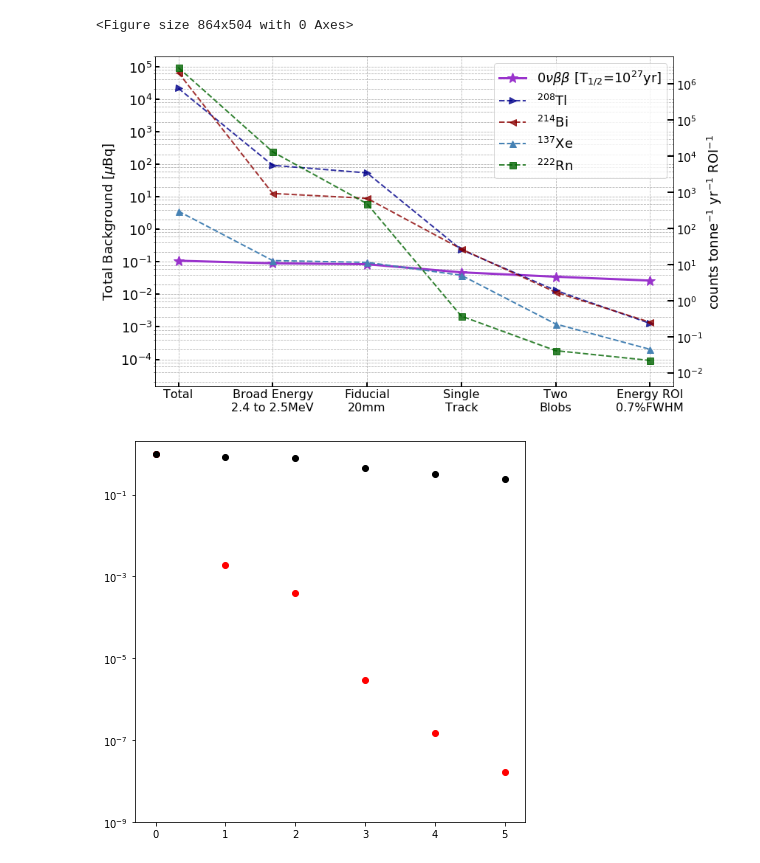
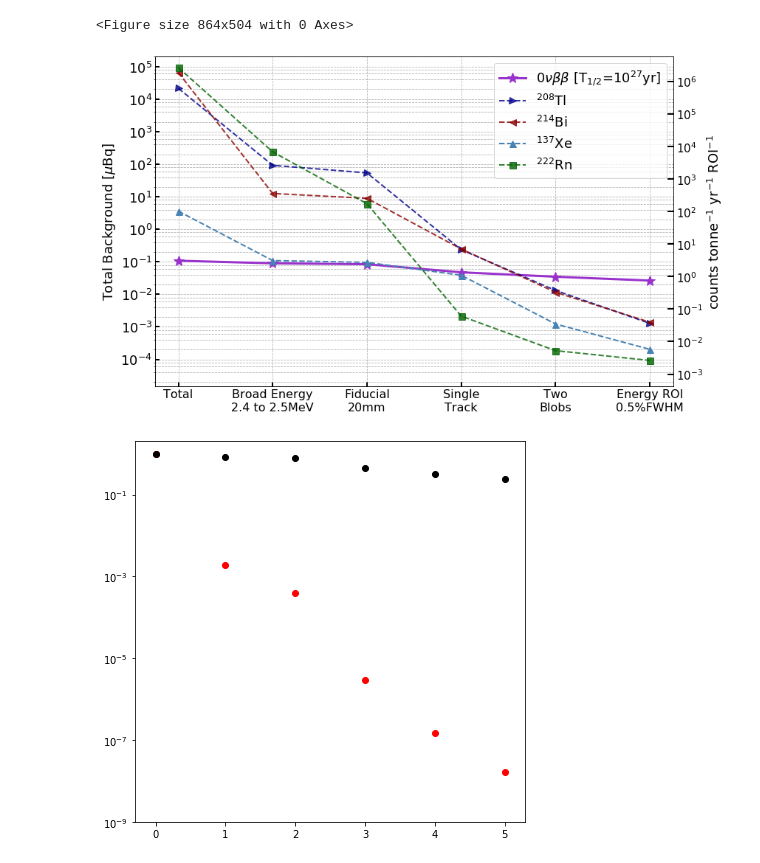
Before and after one commit to AustinMcDonald/sens_ton_paper_plots, a Jupyter notebook: Rejection_Factor_Plots.ipynb, the cells around one changed output. Cells and saved outputs as stored; diff of their text form; code cells hidden in the pictures.

```diff
--- a/Rejection_Factor_Plots.ipynb
+++ b/Rejection_Factor_Plots.ipynb
@@ -77,38 +77,38 @@ lab = r'$^{208}$Tl'
 ax.errorbar(Xhold, Tl208*ActivityTl208*1e6,fmt='>',ms=9,ls='--',lw=2,color='darkblue',label=lab,alpha=0.8)
 lab = r'$^{214}$Bi'
 ax.errorbar(Xhold, Bi214*ActivityBi214*1e6,fmt='<',ms=9,ls='--',lw=2,color='darkred',label=lab,alpha=0.8)
 lab = r'$^{137}$Xe'
 ax.errorbar(Xhold, Xe137*ActivityXe137*1e6,fmt='^',ms=9,ls='--',lw=2,color='steelblue',label=lab)
 lab = r'$^{222}$Rn'
 ax.errorbar(Xhold, Rn222*ActivityRn222*1e6,fmt='s',ms=9,ls='--',lw=2,color='darkgreen',label=lab,alpha=0.8)
 #ax.set_ylabel(r'Total Activity [$\mu$Bq]',fontsize=18)
 ax.set_ylabel(r'Total Background [$\mu$Bq]',fontsize=18)
-my_xticks = ['Total', 'Broad Energy\n2.4 to 2.5MeV','Fiducial\n20mm', 'Single\nTrack', 'Two\nBlobs', 'Energy ROI\n'+'0.7%FWHM']
+my_xticks = ['Total', 'Broad Energy\n2.4 to 2.5MeV','Fiducial\n20mm', 'Single\nTrack', 'Two\nBlobs', 'Energy ROI\n'+'0.5%FWHM']
 plt.xticks(Xhold, my_xticks, fontsize=16, rotation=0)
 plt.yticks(fontsize=18)
 plt.legend(loc='upper right',fontsize=18)
 ax.set_yticks(MAJ, minor=False)
 ax.set_yticks(MIN, minor=True)
 ax.set_ylim(1.5e-5,2e5)
 ax2 = ax.twinx()
 ax2.set_yscale('log')
 fact  = 3.154e+7/(17*1109)
 fact2 = 1000*17
-ax2.set_ylim((1.5e-4/1e6)*fact*fact2 ,(2e5/1e6)*fact*fact2)
+ax2.set_ylim((1.5e-5/1e6)*fact*fact2 ,(2e5/1e6)*fact*fact2)
 ax2.set_ylabel(r'counts tonne$^{-1}$ yr$^{-1}$ ROI$^{-1}$',fontsize=18)
-ax2.set_yticks([1e-2,1e-1,1e0,1e1,1e2,1e3,1e4,1e5,1e6], minor=False)
+ax2.set_yticks([1e-3, 1e-2,1e-1,1e0,1e1,1e2,1e3,1e4,1e5,1e6], minor=False)
 plt.yticks(fontsize=15)
 ax.grid(which='both',linestyle='--')
 ax.tick_params(axis='x',direction='in', length=6, width=2)
 ax.tick_params(axis='y',direction='in', length=6, width=2)
 ax2.tick_params(axis='y',direction='in', length=8, width=2)
 plt.tight_layout()
 #plt.savefig("BackGround-activity.png",bbox_inches='tight',dpi=400)
-#plt.savefig("BackGround-activity.pdf")
+# plt.savefig("BackGround-activity.pdf")
 plt.show()
 # %% [output]
 <Figure size 864x504 with 0 Axes>
-[figure, old version]
+[figure, new version]
 # %%
 allS = bb0nu*ActivityXe136*1e6
 allS = allS/allS[0]
```
Also changed, not shown: parts of 3 cells of this notebook, 1 other file.
